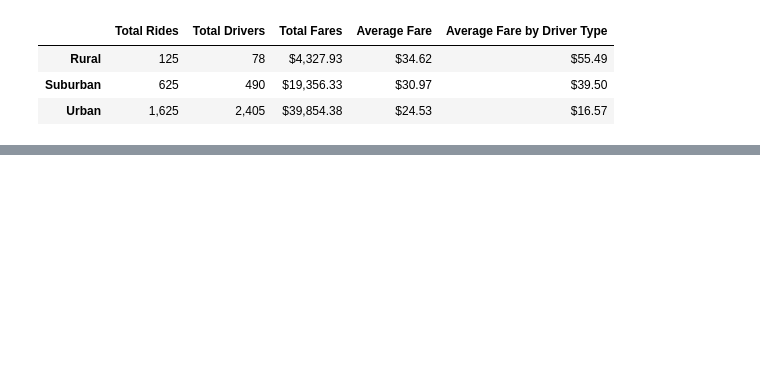
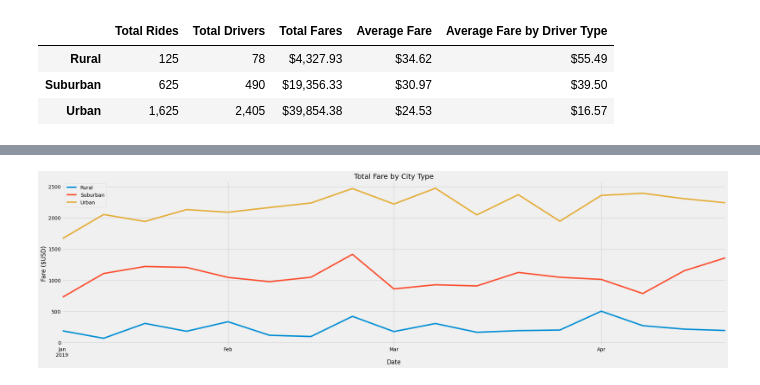
Before and after one commit to pnimma01/PyBer_Analysis_DoNotUse, a Jupyter notebook: PyBer_Challenge.ipynb, the cells around one changed output, grey strips where cells are left out. Saved outputs shown, nothing was run; the diff lists cells and outputs as text; code cells hidden in the pictures; blank space fills up the shorter version.

```diff
--- a/PyBer_Challenge.ipynb
+++ b/PyBer_Challenge.ipynb
@@ -246,0 +231,17 @@ plt.show()
+# %%
+# 8. Using the object-oriented interface method, plot the resample DataFrame using the df.plot() function.
+
+# Import the style from Matplotlib.
+from matplotlib import style
+# Use the graph style fivethirtyeight.
+style.use('fivethirtyeight')
+pyber_data_df_Pivot_Weekly_df=pyber_data_df_Pivot_Weekly.plot(figsize=(30,8))
+# Add a title
+pyber_data_df_Pivot_Weekly_df.set_title("Total Fare by City Type")
+#set x and y axis lables
+pyber_data_df_Pivot_Weekly_df.set_xlabel("Date")
+pyber_data_df_Pivot_Weekly_df.set_ylabel("Fare ($USD)")
+pyber_data_df_Pivot_Weekly_df.legend(loc='upper left')
+plt.show()
+# %% [output]
+[figure, added]
```
Also changed, not shown: parts of 20 cells of this notebook, 2 other files.
